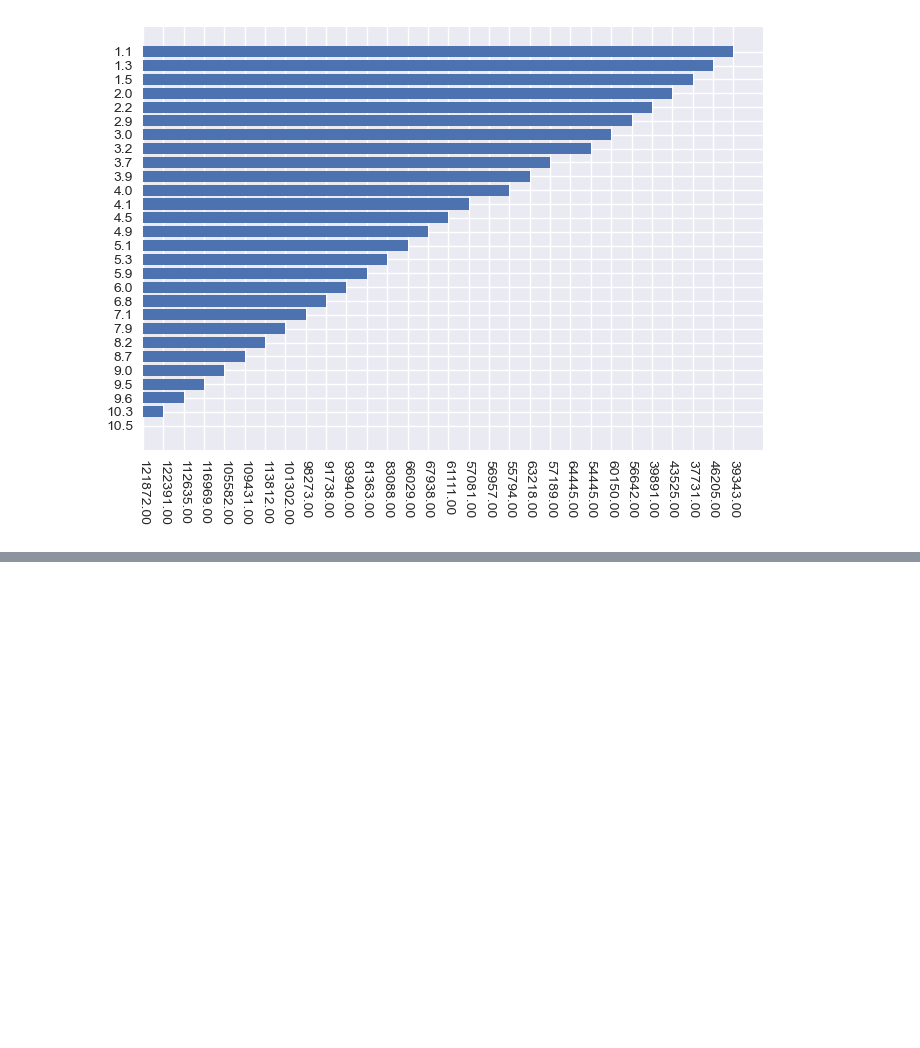
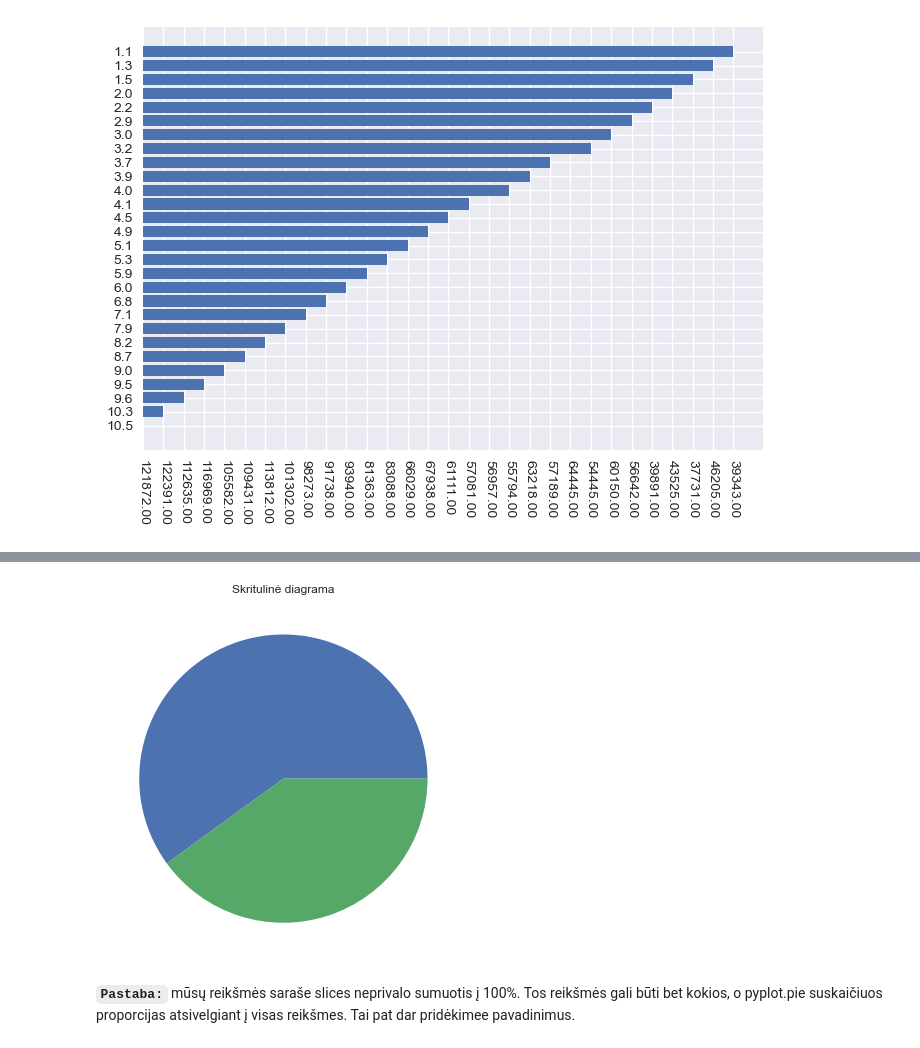
Before and after one commit to tavo-robotas/DI_101, a Jupyter notebook: __II_Data_Visual/__I_matplotlib.ipynb, the cells around one changed output, grey strips where cells are left out. Drawn from its saved outputs; the diff is of its cells as text; code cells hidden in the pictures; blank space fills up the shorter version.

```diff
--- a/__II_Data_Visual/__I_matplotlib.ipynb
+++ b/__II_Data_Visual/__I_matplotlib.ipynb
@@ -387,0 +453,14 @@ plt.xticks(rotation=-90);
+# %%
+slices = [60, 40]
+# %%
+from matplotlib import pyplot as plt
+plt.style.use('seaborn')
+
+plt.pie(slices)
+
+plt.title('Skritulinė diagrama')
+plt.tight_layout()
+# %% [output]
+[figure, added]
+# %% [markdown]
+<code>**Pastaba:**</code> mūsų reikšmės saraše slices neprivalo sumuotis į 100%. Tos reikšmės gali būti bet kokios, o pyplot.pie suskaičiuos proporcijas atsivelgiant į visas reikšmes. Tai pat dar pridėkimee pavadinimus.
```
Also changed, not shown: parts of 135 cells of this notebook, 11 other files.
